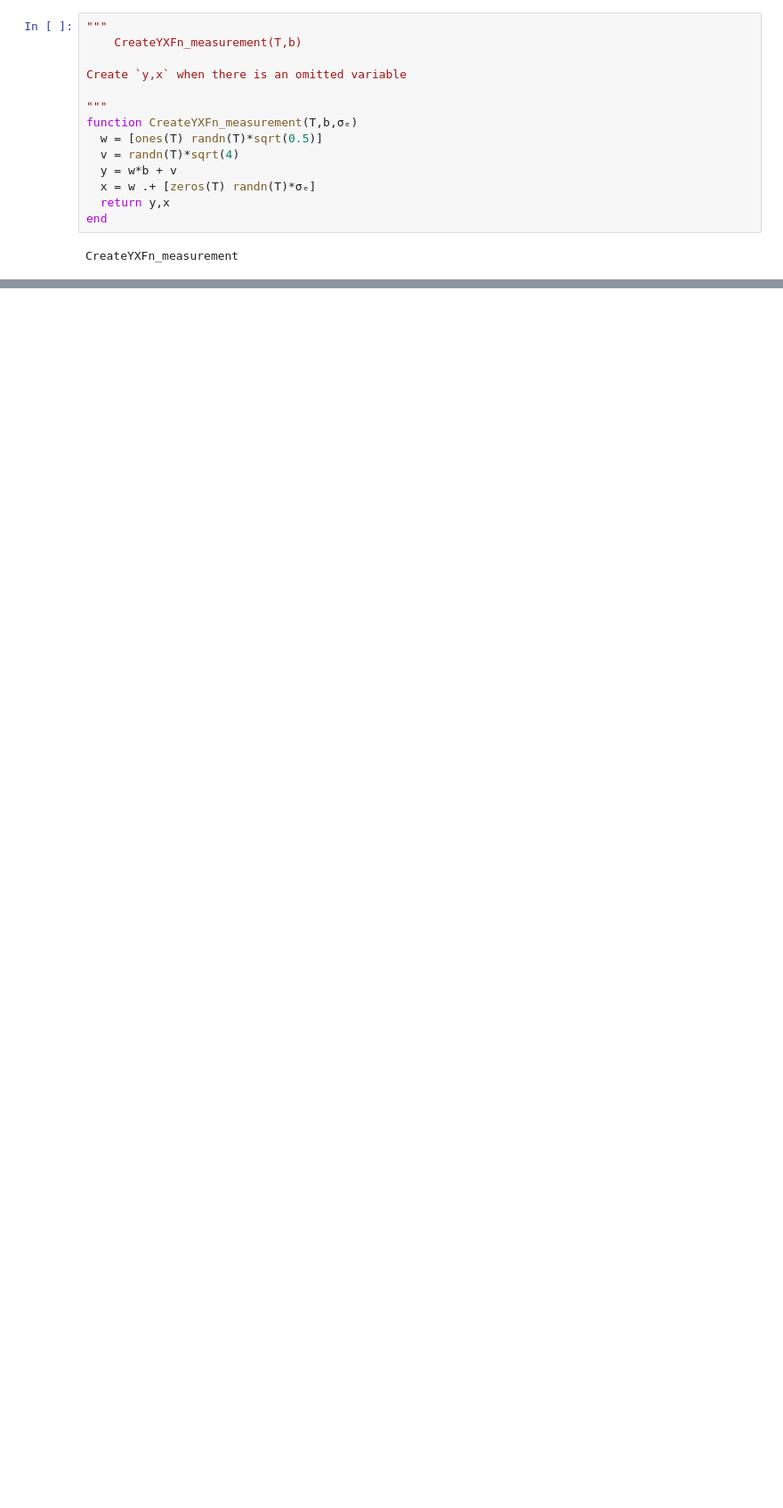
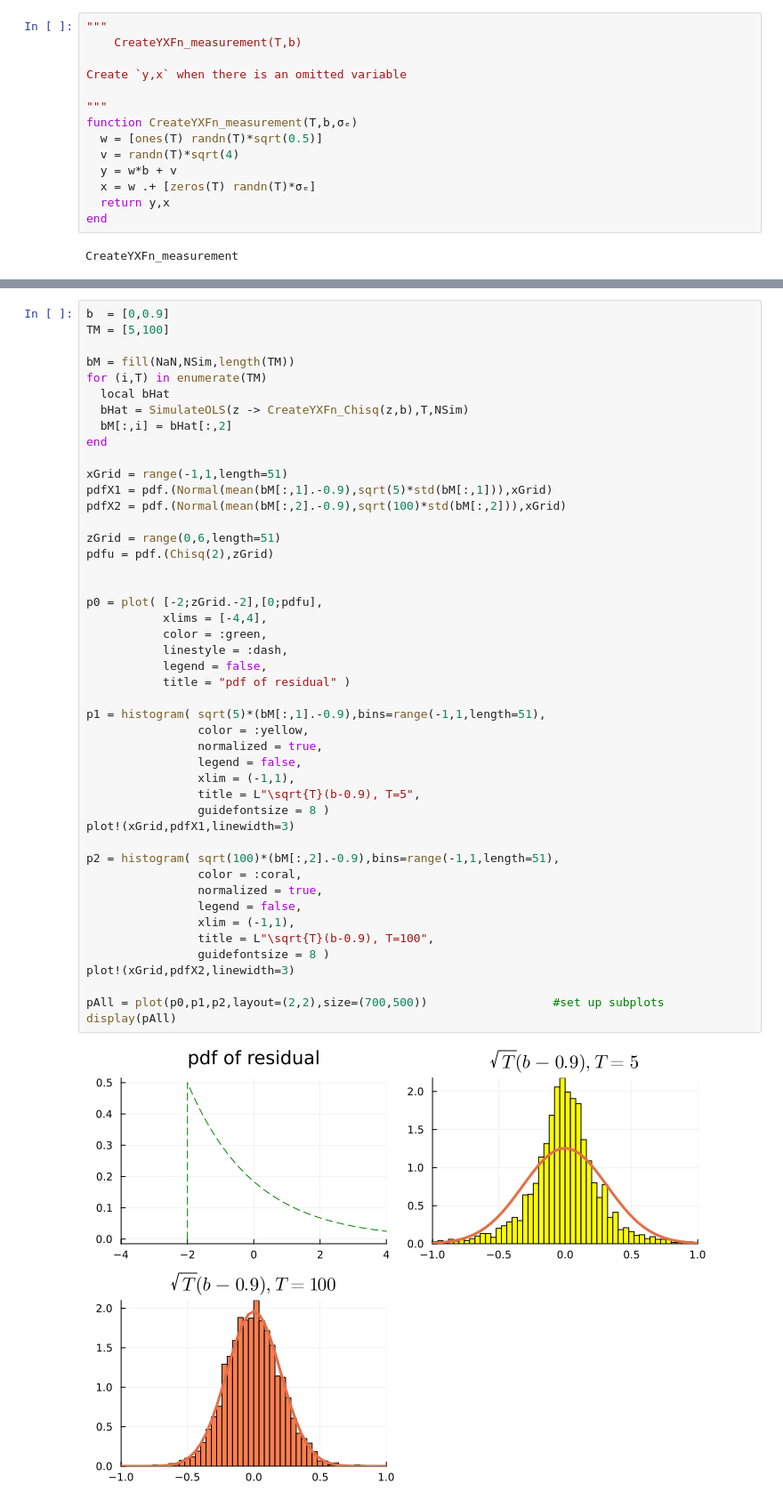
Before and after one commit to PaulSoderlind/ModernFinancialEconometrics, a Jupyter notebook: Ch09_Asymptotics.ipynb, the cells around one changed output, grey strips where cells are left out. Shown at 89% size. Saved outputs shown, nothing was run; the diff lists cells and outputs as text; blank space fills up the shorter version.

```diff
--- a/Ch09_Asymptotics.ipynb
+++ b/Ch09_Asymptotics.ipynb
@@ -254,0 +229,48 @@ display(pAll)
+# %%
+b  = [0,0.9]
+TM = [5,100]
+
+bM = fill(NaN,NSim,length(TM))
+for (i,T) in enumerate(TM)
+  local bHat
+  bHat = SimulateOLS(z -> CreateYXFn_Chisq(z,b),T,NSim)
+  bM[:,i] = bHat[:,2]
+end
+
+xGrid = range(-1,1,length=51)
+pdfX1 = pdf.(Normal(mean(bM[:,1].-0.9),sqrt(5)*std(bM[:,1])),xGrid)
+pdfX2 = pdf.(Normal(mean(bM[:,2].-0.9),sqrt(100)*std(bM[:,2])),xGrid)
+
+zGrid = range(0,6,length=51)
+pdfu = pdf.(Chisq(2),zGrid)
+
+
+p0 = plot( [-2;zGrid.-2],[0;pdfu],
+           xlims = [-4,4],
+           color = :green,
+           linestyle = :dash,
+           legend = false,
+           title = "pdf of residual" )
+
+p1 = histogram( sqrt(5)*(bM[:,1].-0.9),bins=range(-1,1,length=51),
+                color = :yellow,
+                normalized = true,
+                legend = false,
+                xlim = (-1,1),
+                title = L"\sqrt{T}(b-0.9), T=5",
+                guidefontsize = 8 )
+plot!(xGrid,pdfX1,linewidth=3)
+
+p2 = histogram( sqrt(100)*(bM[:,2].-0.9),bins=range(-1,1,length=51),
+                color = :coral,
+                normalized = true,
+                legend = false,
+                xlim = (-1,1),
+                title = L"\sqrt{T}(b-0.9), T=100",
+                guidefontsize = 8 )
+plot!(xGrid,pdfX2,linewidth=3)
+
+pAll = plot(p0,p1,p2,layout=(2,2),size=(700,500))                  #set up subplots
+display(pAll)
+# %% [output]
+[figure, added]
```
Also changed, not shown: parts of 20 cells of this notebook.
